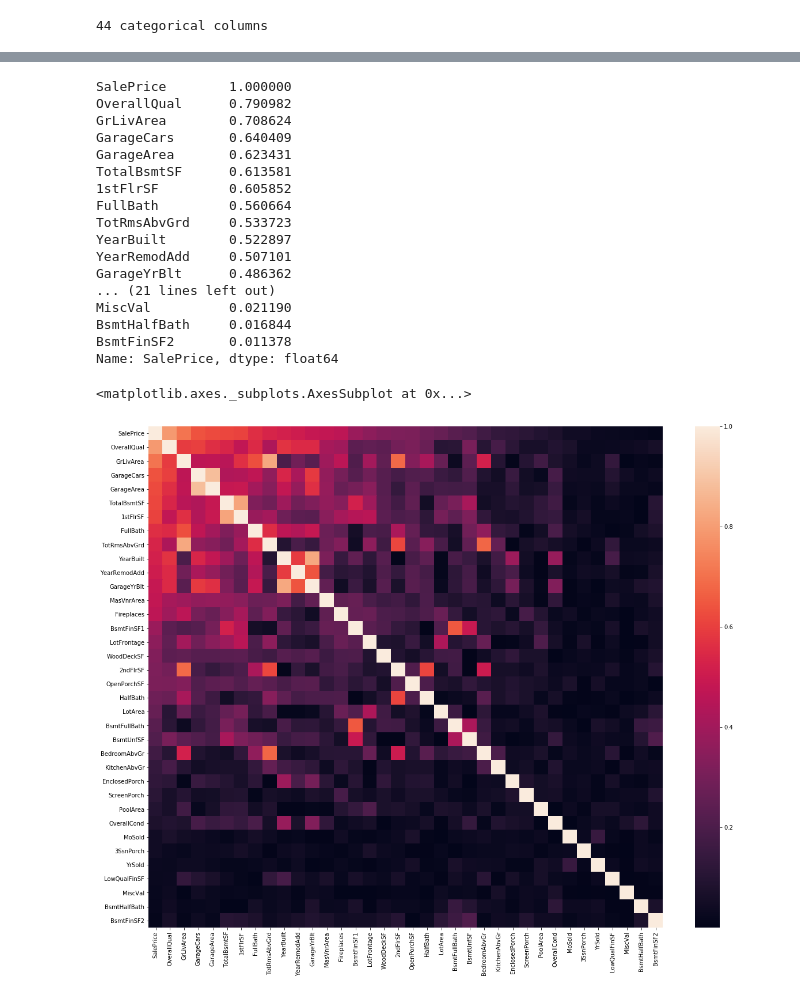
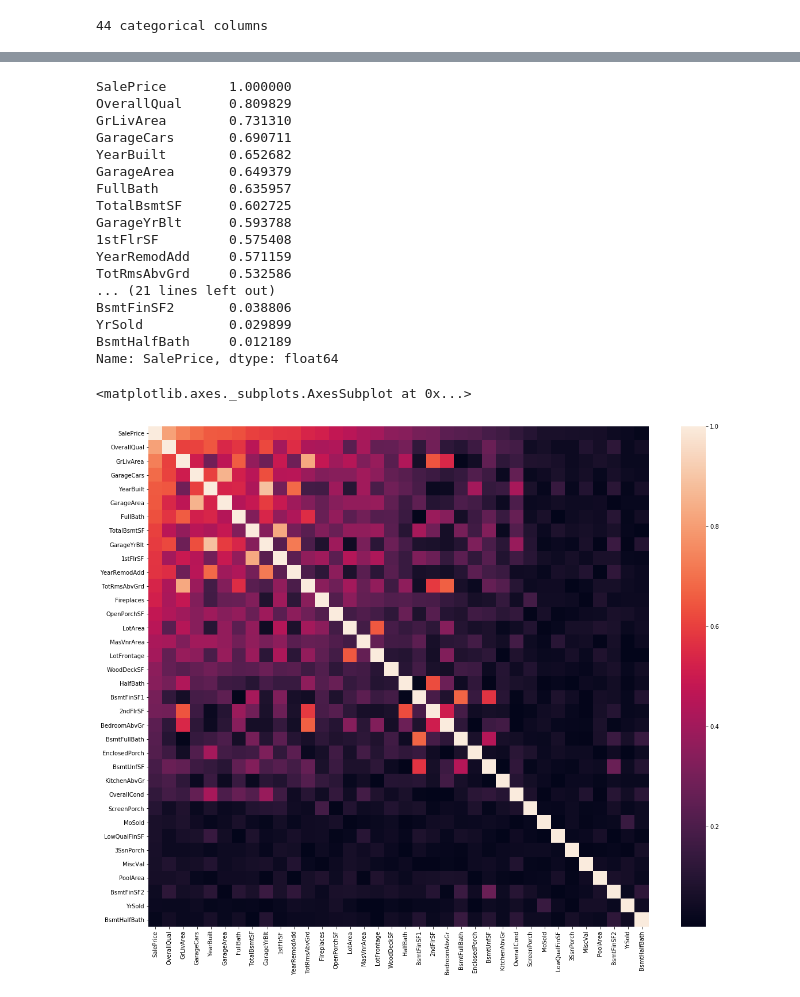
Before and after one commit to jack89roberts/kaggle-house-prices, a Jupyter notebook: house_prices_eda.ipynb, the cells around one changed output, grey strips where cells are left out. Drawn from its saved outputs; the diff is of its cells as text; code cells hidden in the pictures.

```diff
--- a/house_prices_eda.ipynb
+++ b/house_prices_eda.ipynb
@@ -35,0 +60,8 @@ memory usage: 1.8+ MB
+# %%
+# columns where NaN values have meaning e.g. no pool etc.
+cols_fillna = ['PoolQC','MiscFeature','Alley','Fence','MasVnrType','FireplaceQu',
+               'GarageQual','GarageCond','GarageFinish','GarageType',
+               'BsmtExposure','BsmtCond','BsmtQual','BsmtFinType1','BsmtFinType2']
+
+for col in cols_fillna:
+    df_all[col].fillna('None',inplace=True)
@@ -260,30 +299,34 @@ for col in cols_numeric:
 # %%
 # correlation between numeric variables
-df_corr = df_train[cols_numeric].corr().abs()
-print(df_corr.SalePrice.sort_values(ascending=False))
+df_corr = df_train[cols_numeric].corr(method='spearman').abs()
+
+# order columns and rows by correlation with SalePrice
+df_corr = df_corr.sort_values('SalePrice',axis=0,ascending=False).sort_values('SalePrice',axis=1,ascending=False)
+
+print(df_corr.SalePrice)
 
 ax=plt.figure(figsize=(20,16)).gca()
-sns.heatmap(df_corr.sort_values('SalePrice',axis=0,ascending=False).sort_values('SalePrice',axis=1,ascending=False),ax=ax)
+sns.heatmap(df_corr,ax=ax,square=True)
 # %% [output]
 SalePrice        1.000000
-OverallQual      0.790982
-GrLivArea        0.708624
-GarageCars       0.640409
-GarageArea       0.623431
-TotalBsmtSF      0.613581
-1stFlrSF         0.605852
-FullBath         0.560664
-TotRmsAbvGrd     0.533723
-YearBuilt        0.522897
-YearRemodAdd     0.507101
-GarageYrBlt      0.486362
+OverallQual      0.809829
+GrLivArea        0.731310
+GarageCars       0.690711
+YearBuilt        0.652682
+GarageArea       0.649379
+FullBath         0.635957
+TotalBsmtSF      0.602725
+GarageYrBlt      0.593788
+1stFlrSF         0.575408
+YearRemodAdd     0.571159
+TotRmsAbvGrd     0.532586
 ... (21 lines left out)
-MiscVal          0.021190
-BsmtHalfBath     0.016844
-BsmtFinSF2       0.011378
+BsmtFinSF2       0.038806
+YrSold           0.029899
+BsmtHalfBath     0.012189
 Name: SalePrice, dtype: float64
 <matplotlib.axes._subplots.AxesSubplot at 0x...>
-[figure, old version]
+[figure, new version]
 # %%
 # numeric columns with few values
 col_nunique = dict()
```
Also changed, not shown: parts of 18 cells of this notebook.
